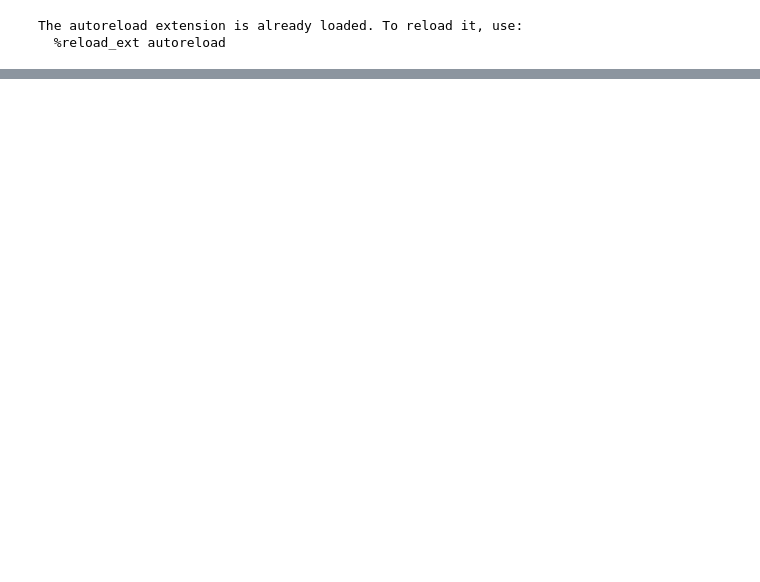
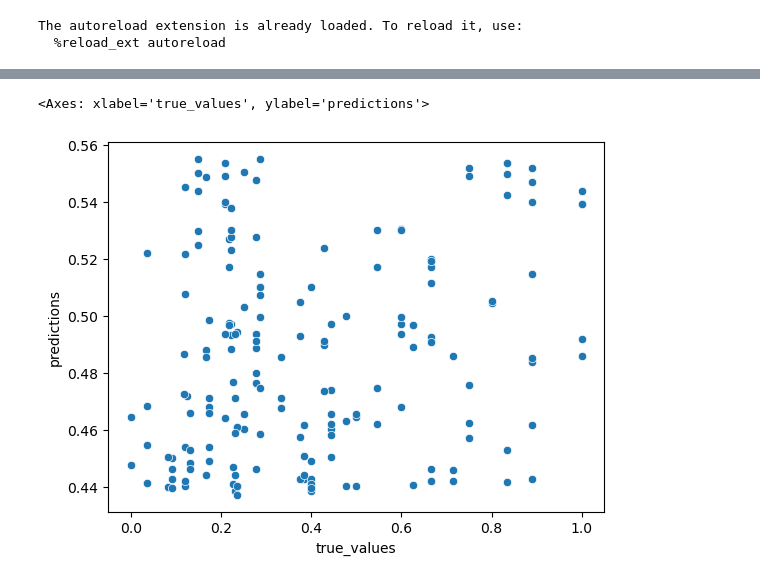
Before and after one commit to Mschaid/ENIGMA, a Jupyter notebook: notebooks/reports/trouble_shoot_final_results.ipynb, the cells around one changed output, grey strips where cells are left out. Saved outputs shown, nothing was run; the diff lists cells and outputs as text; code cells hidden in the pictures; blank space fills up the shorter version.

```diff
--- a/notebooks/reports/trouble_shoot_final_results.ipynb
+++ b/notebooks/reports/trouble_shoot_final_results.ipynb
@@ -23,5 +23,6 @@ from src.data_processing.model_analyzers.elastic_net_analyzers.path_finder impor
 # %%
 results_path = Path('/Users/mds8301/Development/ENIGMA/results/experiments/endpoint_experiments/xgb_reg_da_w_action_no_day_norm_tune')
 path_finder = PathFinder(results_path)
-
+data_path = '/Users/mds8301/iterm_data_storage/raw_data_raw_data.parquet.gzip'
 metric_analyzer = MetricAnalyzer(path_finder.metrics_paths[0], ExperimentMetadata)
+true_vales = pd.read_parquet(path_finder.predictions_path[0])
@@ -27,0 +46,5 @@ metric_analyzer = MetricAnalyzer(path_finder.metrics_paths[0], ExperimentMetadat
+# %%
+sns.scatterplot(data = true_vales, x = 'true_values', y = 'predictions')
+# %% [output]
+<Axes: xlabel='true_values', ylabel='predictions'>
+[figure, added]
```
Also changed, not shown: parts of 22 cells of this notebook, 4 other files.
